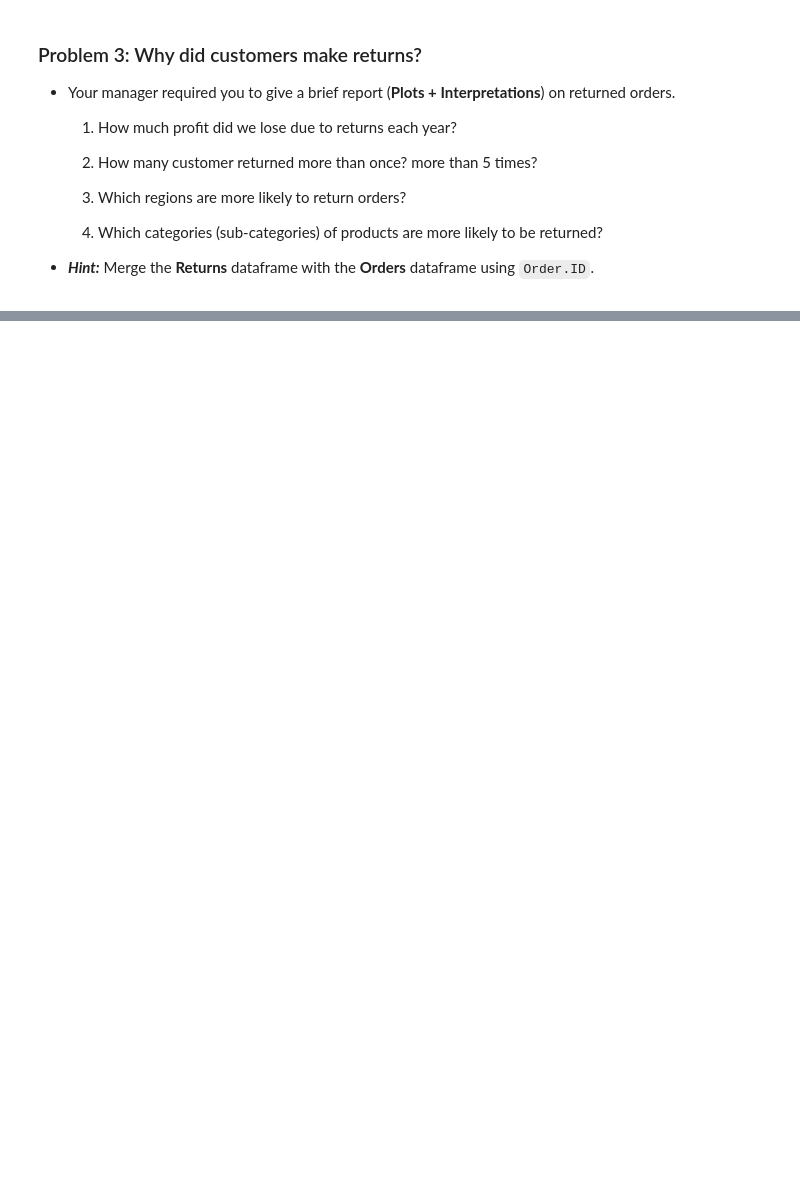
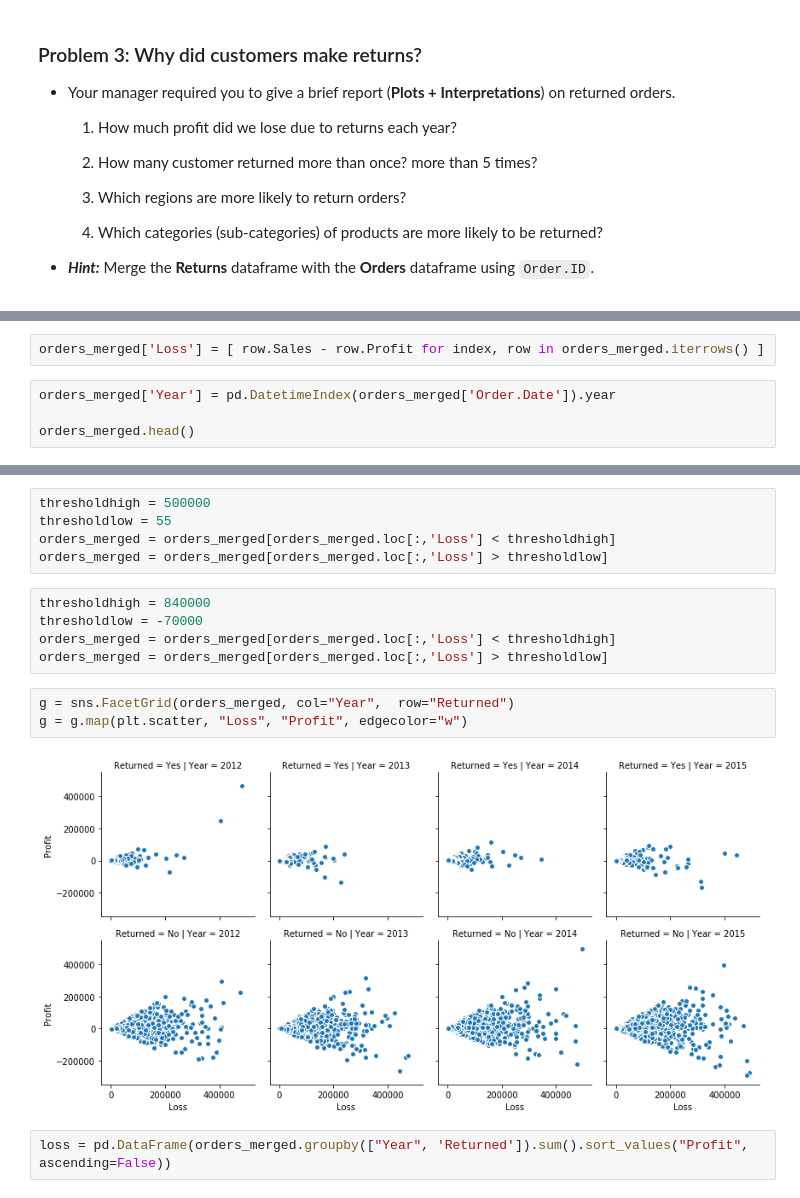
Before and after one commit to ChungHHuang/ML_Lab, a Jupyter notebook: Laura/Laura_.ipynb, the cells around one changed output, grey strips where cells are left out. Cells and saved outputs as stored; diff of their text form; blank space fills up the shorter version.

```diff
--- a/Laura/Laura_.ipynb
+++ b/Laura/Laura_.ipynb
@@ -128,0 +243,6 @@ for month, grouped_orders in orders_anova.groupby('Month'):
+# %%
+orders_merged['Loss'] = [ row.Sales - row.Profit for index, row in orders_merged.iterrows() ]
+# %%
+orders_merged['Year'] = pd.DatetimeIndex(orders_merged['Order.Date']).year
+
+orders_merged.head()
@@ -128,0 +281,17 @@ for month, grouped_orders in orders_anova.groupby('Month'):
+# %%
+thresholdhigh = 500000
+thresholdlow = 55
+orders_merged = orders_merged[orders_merged.loc[:,'Loss'] < thresholdhigh]
+orders_merged = orders_merged[orders_merged.loc[:,'Loss'] > thresholdlow]
+# %%
+thresholdhigh = 840000
+thresholdlow = -70000
+orders_merged = orders_merged[orders_merged.loc[:,'Loss'] < thresholdhigh]
+orders_merged = orders_merged[orders_merged.loc[:,'Loss'] > thresholdlow]
+# %%
+g = sns.FacetGrid(orders_merged, col="Year",  row="Returned")
+g = g.map(plt.scatter, "Loss", "Profit", edgecolor="w")
+# %% [output]
+[figure, added]
+# %%
+loss = pd.DataFrame(orders_merged.groupby(["Year", 'Returned']).sum().sort_values("Profit", ascending=False))
```
Also changed, not shown: parts of 60 cells of this notebook.
